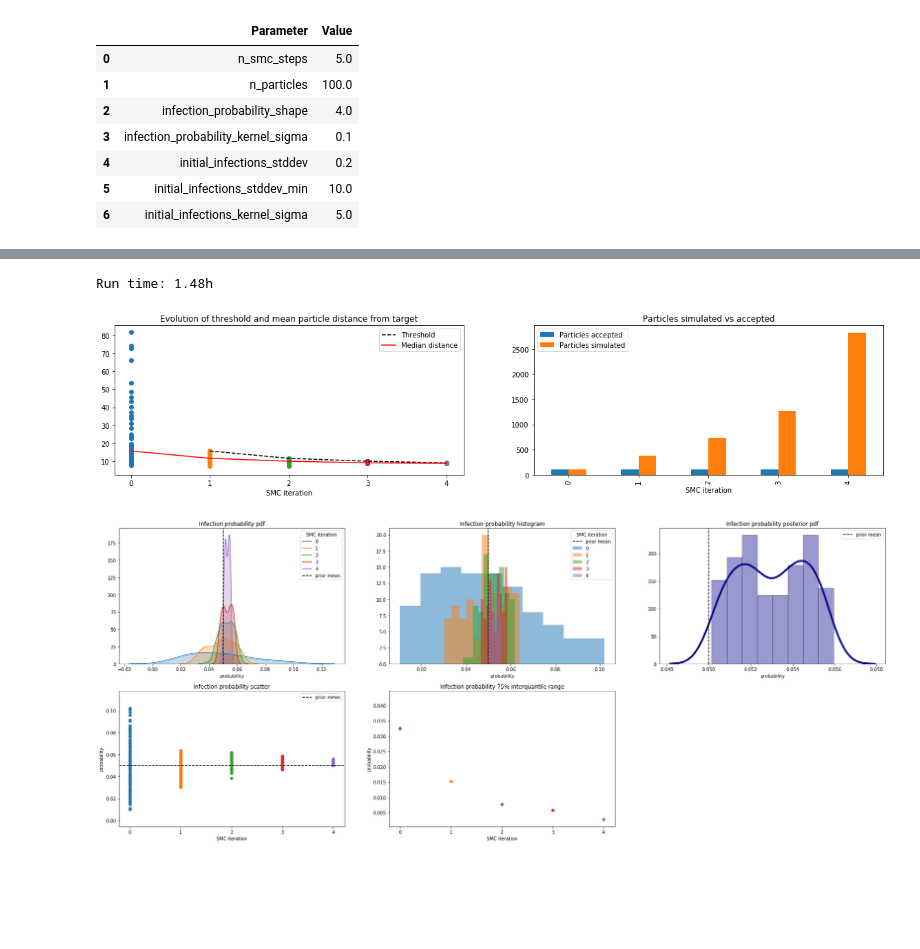
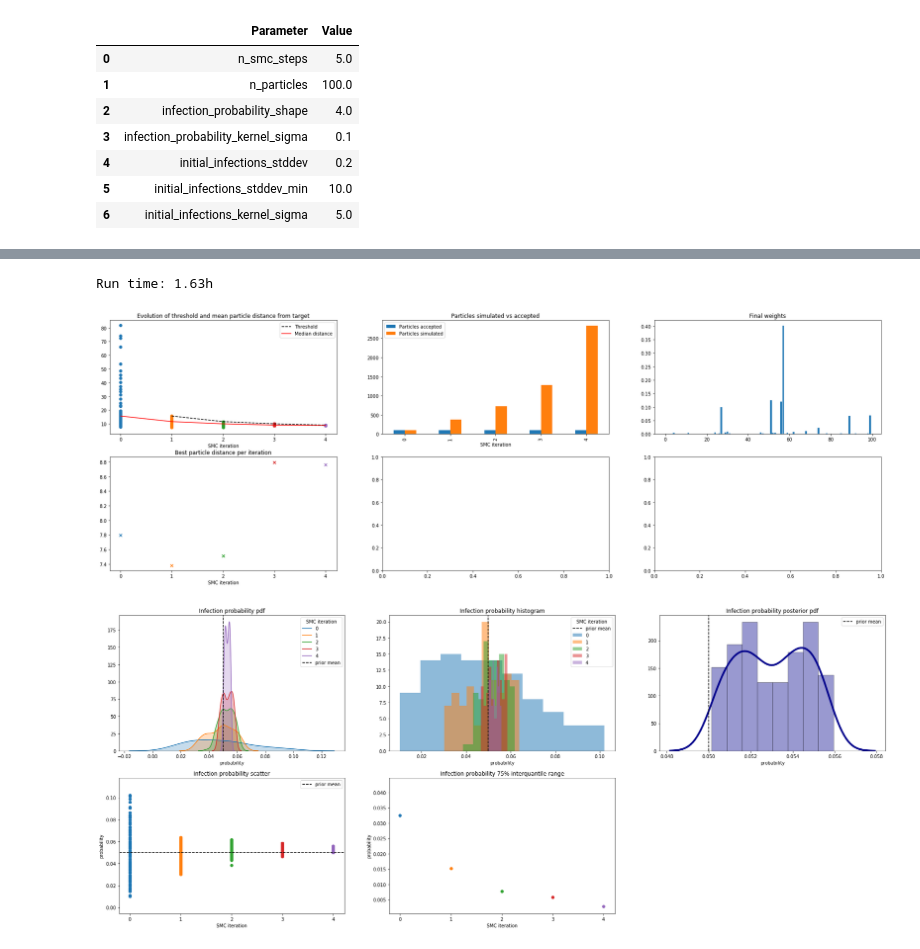
Before and after one commit to magicicada/simple_network_sim, a Jupyter notebook: doc/notebooks/Inference - ABC SMC.ipynb, the cells around one changed output, grey strips where cells are left out. Saved outputs shown, nothing was run; the diff lists cells and outputs as text; code cells hidden in the pictures; blank space fills up the shorter version.

Commit message:
Add weights in iteration outputs

```diff
--- a/doc/notebooks/Inference - ABC SMC.ipynb
+++ b/doc/notebooks/Inference - ABC SMC.ipynb
@@ -143,26 +142,37 @@ Wall time: 1h 29min 2s
 # %%
 time = summary["time"] / 60 / 60
 print(f"Run time: {time:.2f}h")
 
-fig, axes = plt.subplots(nrows=1, ncols=2, figsize=(20, 4))
+fig, axes = plt.subplots(nrows=2, ncols=3, figsize=(30, 10))
 
 # Distances vs threshold
 for iter, iter_stats in summary["fit_statistics"].items():
     distances = iter_stats["distances"]
-    axes[0].scatter(np.array(distances) * 0 + iter, distances)
+    axes[0, 0].scatter(np.array(distances) * 0 + iter, distances)
+    axes[1, 0].scatter(iter, np.min(distances), marker="x")
 
 distances = pd.DataFrame({k: v["distances"] for k, v in summary["fit_statistics"].items()})
 thresholds = pd.DataFrame([{k: v["threshold"] for k, v in summary["fit_statistics"].items()}])
-thresholds.T[0].plot(ax=axes[0], label="Threshold", title="Evolution of threshold and mean particle distance from target", color="black", linestyle="--")
-distances.median().plot(ax=axes[0], label="Median distance", color="red")
-axes[0].set_xlabel("SMC iteration")
-axes[0].xaxis.set_major_locator(ticker.MaxNLocator(integer=True))
-axes[0].legend();
+thresholds.T[0].plot(ax=axes[0, 0], label="Threshold", title="Evolution of threshold and mean particle distance from target", color="black", linestyle="--")
+distances.median().plot(ax=axes[0, 0], label="Median distance", color="red")
+axes[0, 0].set_xlabel("SMC iteration")
+axes[0, 0].xaxis.set_major_locator(ticker.MaxNLocator(integer=True))
+axes[0, 0].legend();
+
+axes[1, 0].set_title("Best particle distance per iteration")
+axes[1, 0].xaxis.set_major_locator(ticker.MaxNLocator(integer=True))
+axes[1, 0].set_xlabel("SMC iteration")
 
 # Particle count
 particle_count = pd.DataFrame([{"SMC iteration": k, "Particles accepted": v["particles_accepted"], "Particles simulated": v["particles_simulated"]} for k, v in summary["fit_statistics"].items()]).set_index("SMC iteration")
-particle_count.plot.bar(ax=axes[1])
-axes[1].set_title("Particles simulated vs accepted");
+particle_count.plot.bar(ax=axes[0, 1])
+axes[0, 1].set_title("Particles simulated vs accepted");
+
+# Final weights
+weights = summary["weights"]
+weights /= np.sum(weights)
+axes[0, 2].bar(np.arange(0, len(summary["weights"])), weights);
+axes[0, 2].set_title("Final weights");
 # %% [output]
-Run time: 1.48h
+Run time: 1.63h
-[figure, old version]
+[figure, new version]
```
Also changed, not shown: parts of 5 cells of this notebook, 1 other file.
